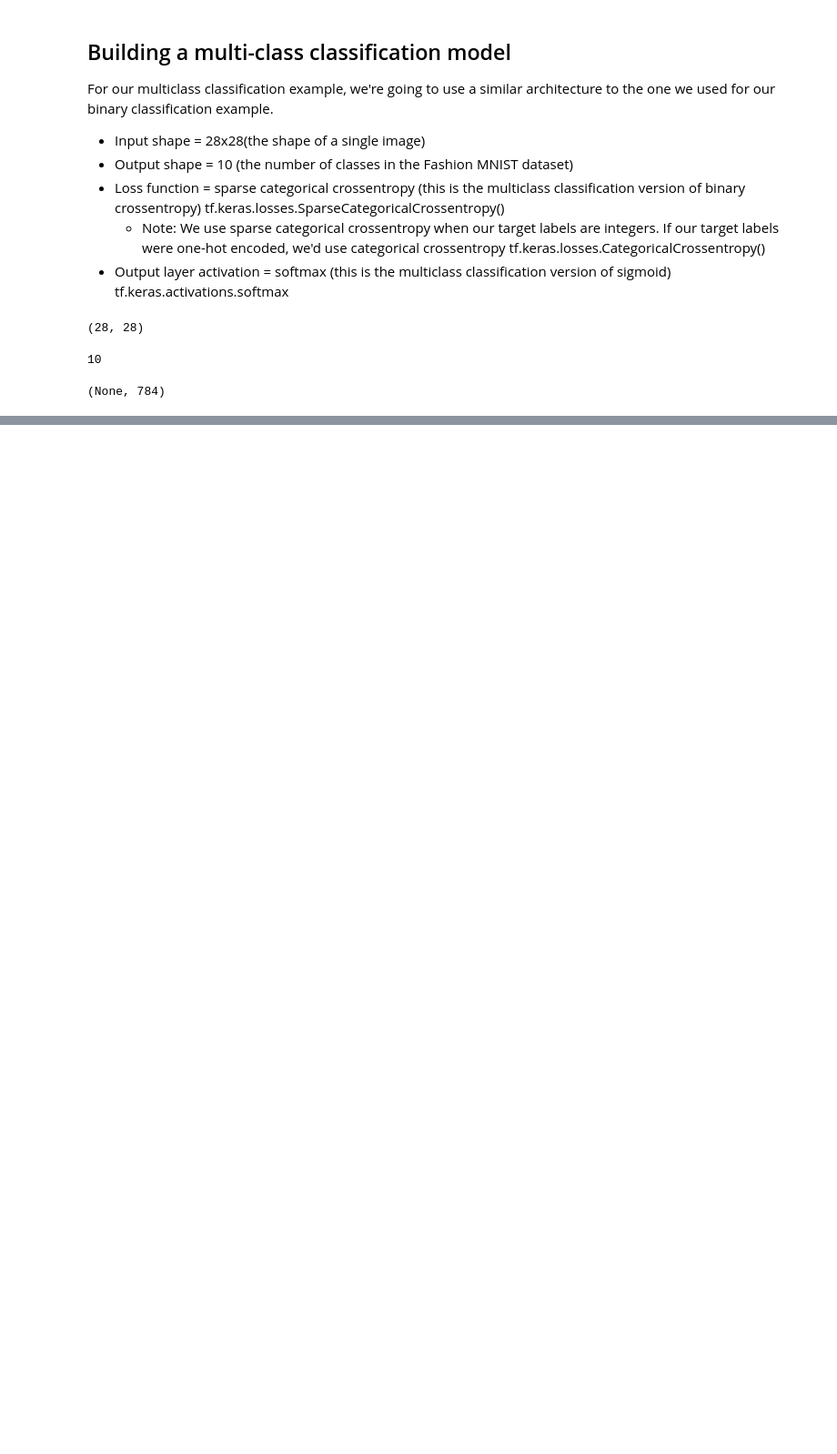
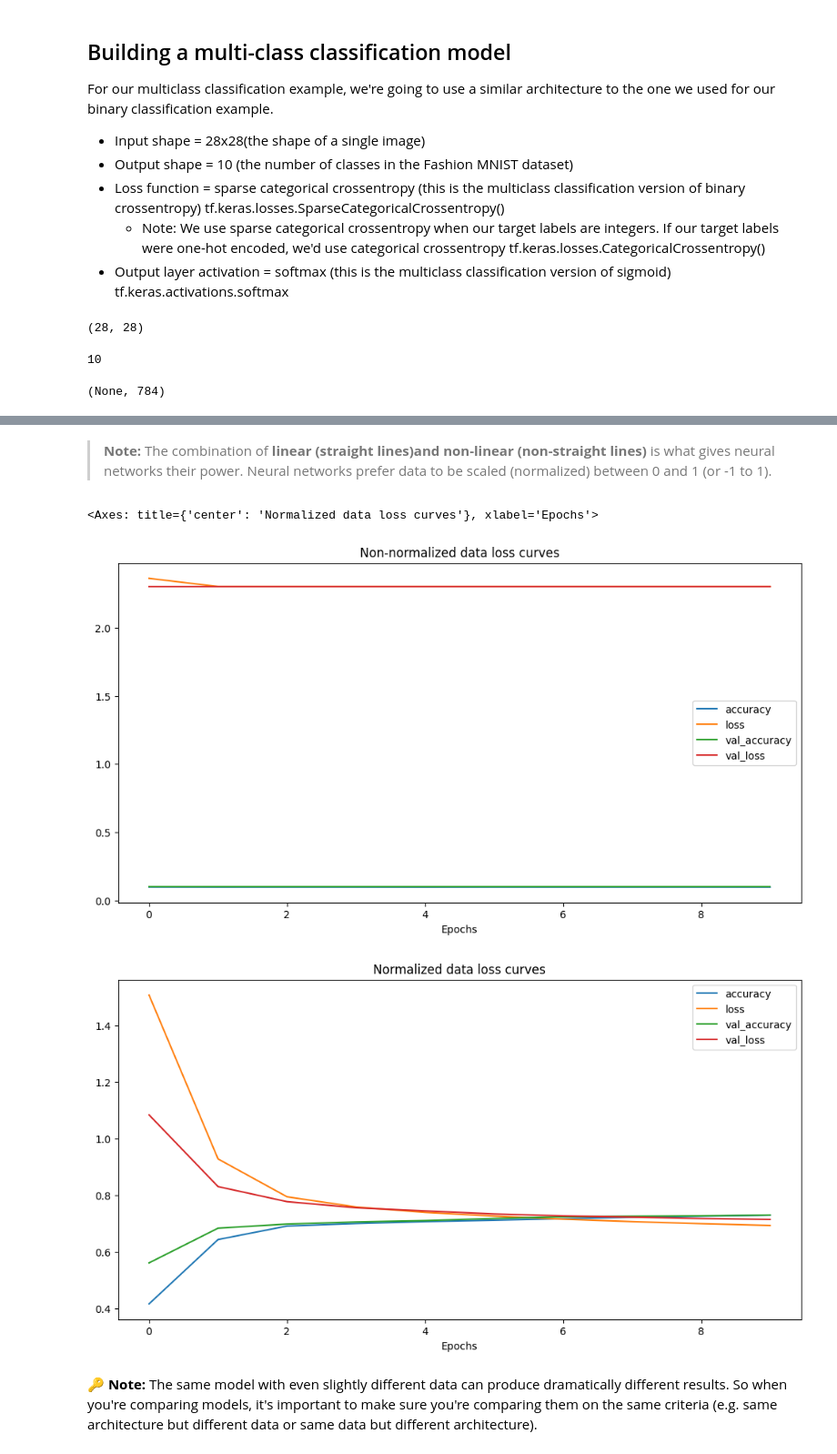
Before and after one commit to leohfigueiredo/Tensorflow, a Jupyter notebook: 02_neural_network_classification_with_tensorflow.ipynb, the cells around one changed output, grey strips where cells are left out. Shown at 91% size. Cells and saved outputs as stored; diff of their text form; code cells hidden in the pictures; blank space fills up the shorter version.

```diff
--- a/02_neural_network_classification_with_tensorflow.ipynb
+++ b/02_neural_network_classification_with_tensorflow.ipynb
@@ -1098,0 +1118,8 @@ Epoch 10/10
+# %%
+#We can get our training and testing data between 0 and 1 by dividing by 255.0
+
+train_data_norm = train_data / 255.0
+test_data_norm = test_data / 255.0
+
+# check the min and max values of the normalized data
+train_data_norm.min(), train_data_norm.max()
@@ -1098,0 +1128,30 @@ Epoch 10/10
+# %%
+# Now our data is normalzed, lets build a model and fit it to the normalized data
+
+# Set random seed
+tf.random.set_seed(42)
+
+# Create a model to fit the regression data
+model_12 = tf.keras.Sequential([
+    tf.keras.layers.Flatten(input_shape=(28, 28)),  # Flatten the input images
+    tf.keras.layers.Dense(4, activation='relu'),
+    tf.keras.layers.Dense(4, activation='relu'),    # hidden layer
+    tf.keras.layers.Dense(10, activation='softmax') # output layer (10 classes)
+])
+
+# Compile the model
+model_12.compile(loss=tf.keras.losses.SparseCategoricalCrossentropy(), # changed loss function to SparseCategoricalCrossentropy(),
+                optimizer=tf.keras.optimizers.Adam(learning_rate=0.001), # changed learning rate
+                metrics=["accuracy"])
+
+# Fit the model
+norm_history = model_12.fit(train_data_norm, train_labels, epochs=10, validation_data=(test_data_norm, test_labels))
+# Note: SparseCategoricalCrossentropy() is used when the labels are integers (not one
+# hot encoded) and is more efficient for multi-class classification problems.
+# Note: CategoricalCrossentropy() is used when the labels are one-hot encoded.
+# Note: Both loss functions work for multi-class classification problems.
+# Note: For binary classification problems, use BinaryCrossentropy() loss function.
+# Note: For regression problems, use MeanSquaredError() or MeanAbsoluteError() loss functions.
+# Note: For multi-label classification problems, use BinaryCrossentropy() loss function.
+# Note: For multi-class classification problems with one-hot encoded labels, use CategoricalCrossentropy() loss function.
+# Note: For multi-class classification problems with integer labels, use SparseCategoricalCrossentropy() loss function.
@@ -1098,0 +1179,15 @@ Epoch 10/10
+# %% [markdown]
+> **Note:** The combination of **linear (straight lines)and non-linear (non-straight lines)** is what gives neural networks their power.
+Neural networks prefer data to be scaled (normalized) between 0 and 1 (or -1 to 1).
+# %%
+import pandas as pd
+import matplotlib.pyplot as plt
+#Plot non-normalized vs normalized loss curves
+pd.DataFrame(non_norm_history.history).plot(title="Non-normalized data loss curves", figsize=(12, 6), xlabel="Epochs")
+pd.DataFrame(norm_history.history).plot(title="Normalized data loss curves", figsize=(12, 6), xlabel="Epochs")
+# %% [output]
+<Axes: title={'center': 'Normalized data loss curves'}, xlabel='Epochs'>
+[figure, added]
+[figure, added]
+# %% [markdown]
+🔑 **Note:** The same model with even slightly different data can produce dramatically different results. So when you're comparing models, it's important to make sure you're comparing them on the same criteria (e.g. same architecture but different data or same data but different architecture).
```
Also changed, not shown: parts of 48 cells of this notebook.
